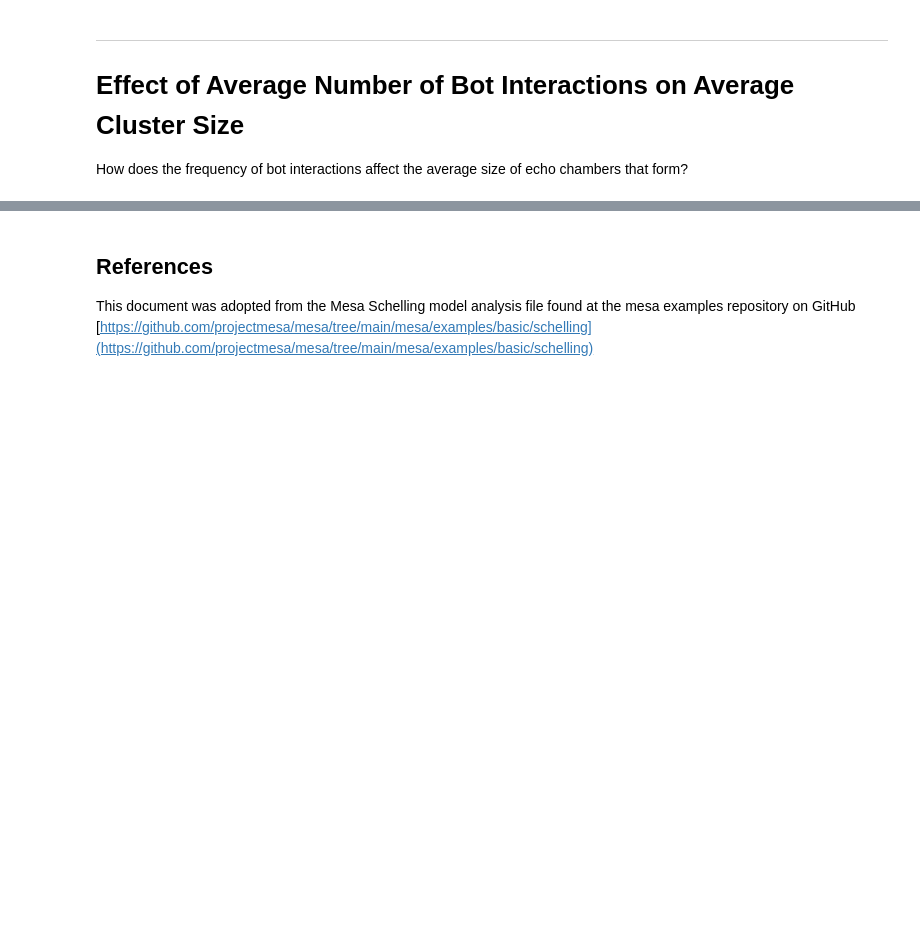
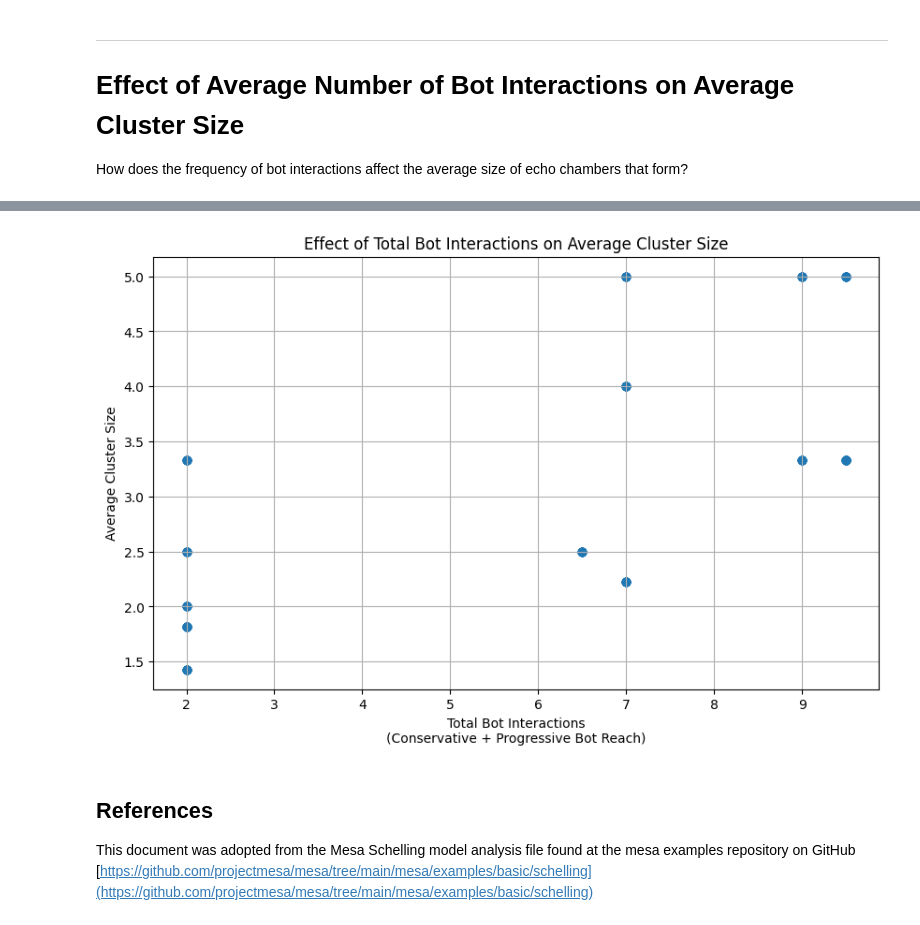
Before and after one commit to y8ahmed/eecs4461-project, a Jupyter notebook: notebooks/analysis.ipynb, the cells around one changed output, grey strips where cells are left out. Cells and saved outputs as stored; diff of their text form; code cells hidden in the pictures; blank space fills up the shorter version.

```diff
--- a/notebooks/analysis.ipynb
+++ b/notebooks/analysis.ipynb
@@ -240,14 +240,14 @@ plt.show()
 How does the frequency of bot interactions affect the average size of echo chambers that form?
 # %%
 fixed_params5 = {"num_nodes": 20, "avg_node_degree": 3, "num_cons_bots": 2, "num_prog_bots": 2, "become_neutral_chance": 0.5}
-variable_params5 = {"positive_chance": arange(0.1, 1.0, 0.1)}
+variable_params5 = fixed_params5
 all_params5 = fixed_params5 | variable_params5
 
 results5 = batch_run(
     TikTokEchoChamber,
     parameters=all_params5,
-    iterations=10,
-    max_steps=200,
+    iterations=15,
+    max_steps=250,
 )
 
 df5 = pd.DataFrame(results5)
@@ -255,8 +269,12 @@ df5
 # %%
+total_bot_interactions = df5.Avg_Cons_Bot_Reach + df5.Avg_Prog_Bot_Reach
+
 plt.figure(figsize=(10, 6))
-plt.scatter(df5.positive_chance * df5.Step, df5.CA_Avg_Cluster_Size)
-plt.xlabel("Average Number of Bot Interactions\n(Positive Chance × Number of Steps)")
+plt.scatter(total_bot_interactions, df5.CA_Avg_Cluster_Size)
+plt.xlabel("Total Bot Interactions\n(Conservative + Progressive Bot Reach)")
 plt.ylabel("Average Cluster Size")
 plt.grid()
-plt.title("Effect of Bot Interactions on Average Cluster Size")
+plt.title("Effect of Total Bot Interactions on Average Cluster Size")
 plt.show()
+# %% [output]
+[figure, added]
```
Also changed, not shown: parts of 3 cells of this notebook.
